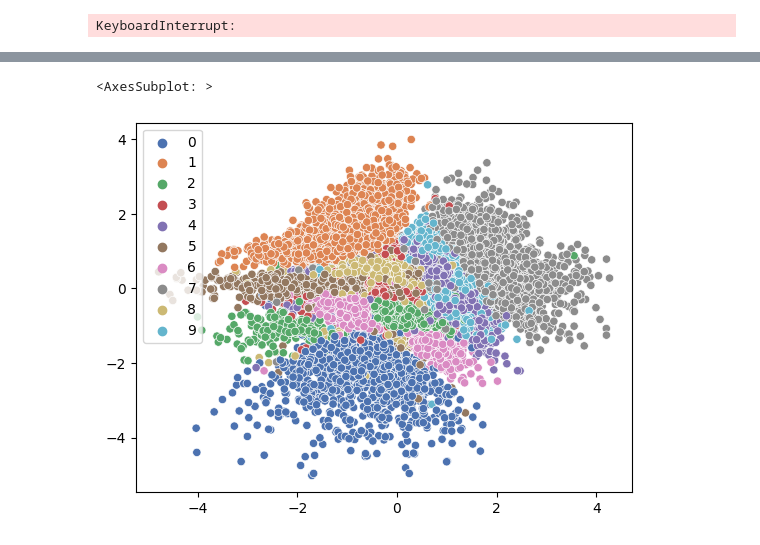
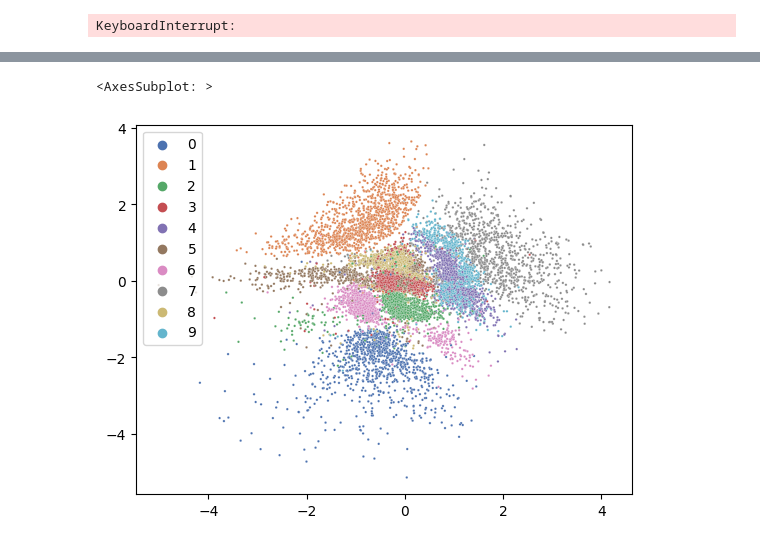
Before and after one commit to stojl/pml_exam, a Jupyter notebook: main.ipynb, the cells around one changed output, grey strips where cells are left out. Saved outputs shown, nothing was run; the diff lists cells and outputs as text; code cells hidden in the pictures.

```diff
--- a/main.ipynb
+++ b/main.ipynb
@@ -117,12 +136,12 @@ plt.show()
 # %%
-train_loader, test_loader = setup_data_loaders(batch_size=20000, use_cuda=False)
+train_loader, test_loader = setup_data_loaders(batch_size=60000, use_cuda=False)
 # %%
 import seaborn as sns
-inputs, classes = next(iter(train_loader))
+inputs, classes = next(iter(test_loader))
 z_mean, z_scale = TrainedLinearVAE.encoder(inputs)
 c = classes.numpy()
 z = z_mean.detach().numpy()
-sns.scatterplot(x=z[:,0],y=z[:,1], hue=c, palette="deep")
+sns.scatterplot(x=z[:,0],y=z[:,1], hue=c, palette="deep", s = 3)
 # %% [output]
 <AxesSubplot: >
-[figure, old version]
+[figure, new version]
```
Also changed, not shown: parts of 4 cells of this notebook, 1 other file.
